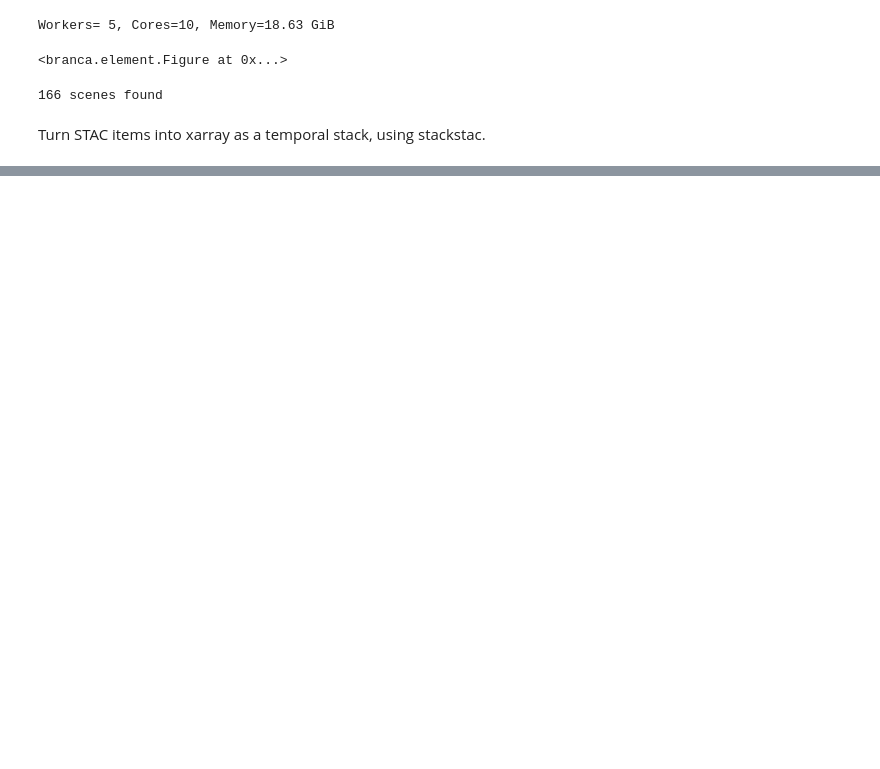
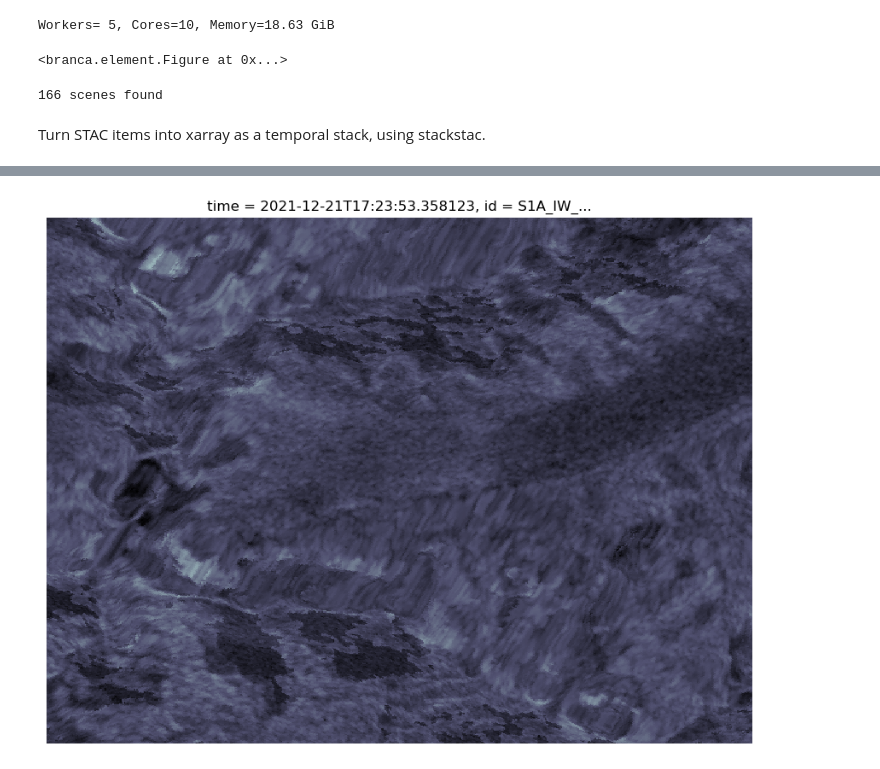
Before and after one commit to jbbarre/EarthGIF, a Jupyter notebook: ODC_sentinel1_Planetary.ipynb, the cells around one changed output, grey strips where cells are left out. Cells and saved outputs as stored; diff of their text form; code cells hidden in the pictures; blank space fills up the shorter version.

```diff
--- a/ODC_sentinel1_Planetary.ipynb
+++ b/ODC_sentinel1_Planetary.ipynb
@@ -172,0 +221,11 @@ img.axes.set_axis_off();
+# %%
+vh = stack.sel(band="vh")[0].compute()
+img = (
+    db_scale(vh)
+    .coarsen(x=1, y=1, boundary="trim")
+    .max()
+    .plot.imshow(cmap="bone", size=8, add_colorbar=False)
+)
+img.axes.set_axis_off();
+# %% [output]
+[figure, added]
```
Also changed, not shown: parts of 11 cells of this notebook, 2 other files.
